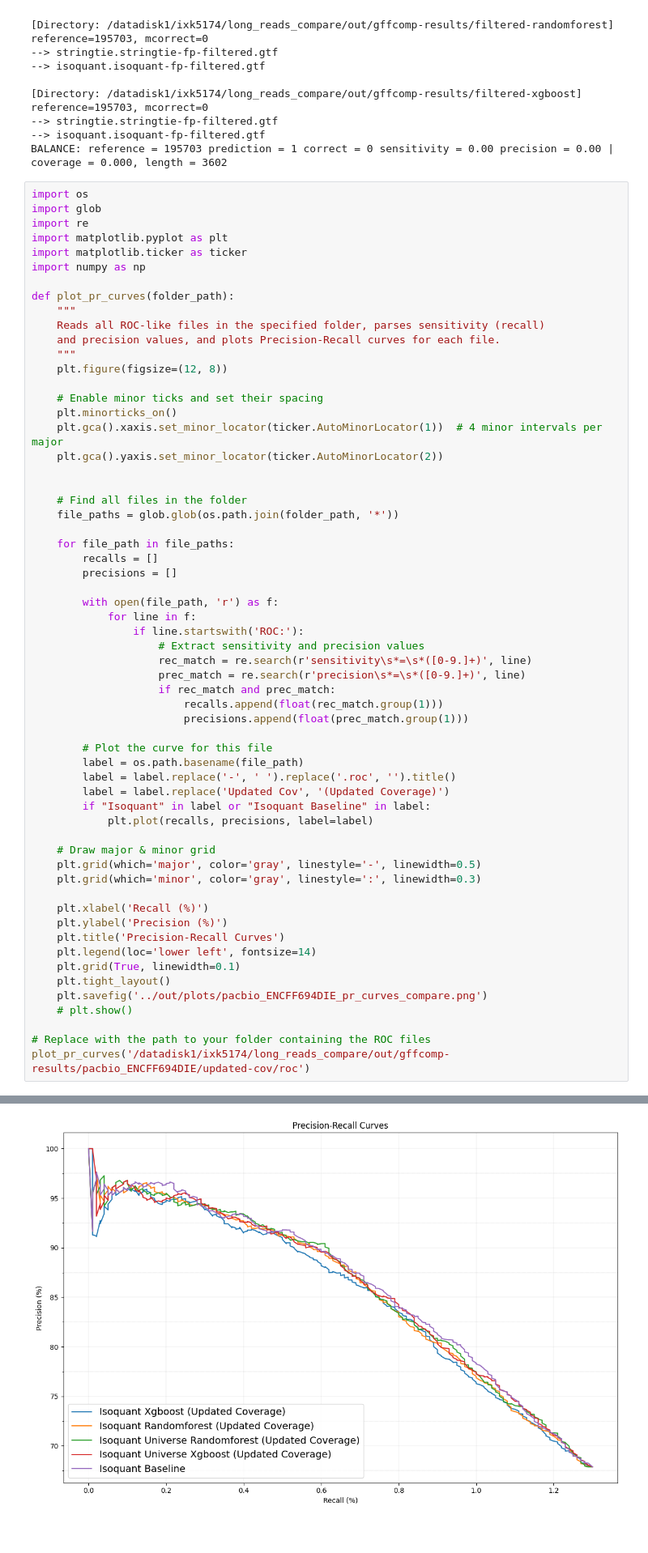
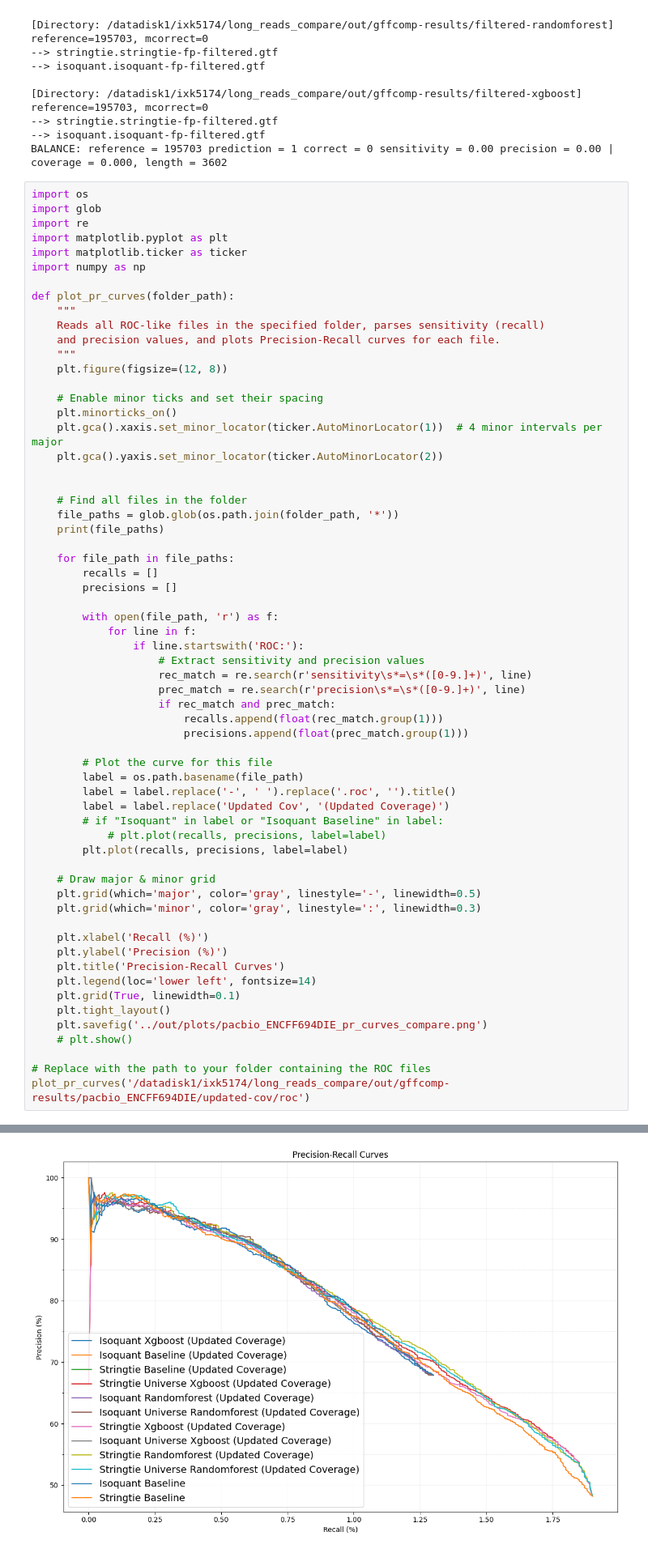
Before and after one commit to Shao-Group/Telos, a Jupyter notebook: src/data-analysis.ipynb, the cells around one changed output, grey strips where cells are left out. Shown: that part at 81% size. Drawn from its saved outputs; the diff is of its cells as text.

```diff
--- a/src/data-analysis.ipynb
+++ b/src/data-analysis.ipynb
@@ -363,6 +374,7 @@ def plot_pr_curves(folder_path):
 
     # Find all files in the folder
     file_paths = glob.glob(os.path.join(folder_path, '*'))
+    print(file_paths)
 
     for file_path in file_paths:
         recalls = []
@@ -382,8 +394,9 @@ def plot_pr_curves(folder_path):
         label = os.path.basename(file_path)
         label = label.replace('-', ' ').replace('.roc', '').title()
         label = label.replace('Updated Cov', '(Updated Coverage)')
-        if "Isoquant" in label or "Isoquant Baseline" in label:
-            plt.plot(recalls, precisions, label=label)
+        # if "Isoquant" in label or "Isoquant Baseline" in label:
+            # plt.plot(recalls, precisions, label=label)
+        plt.plot(recalls, precisions, label=label)
 
     # Draw major & minor grid
     plt.grid(which='major', color='gray', linestyle='-', linewidth=0.5)
@@ -404 +418 @@ plot_pr_curves('/datadisk1/ixk5174/long_reads_compare/out/gffcomp-results/pacbio
-[figure, old version]
+[figure, new version]
```
Also changed, not shown: parts of 4 cells of this notebook, 10 other files.
